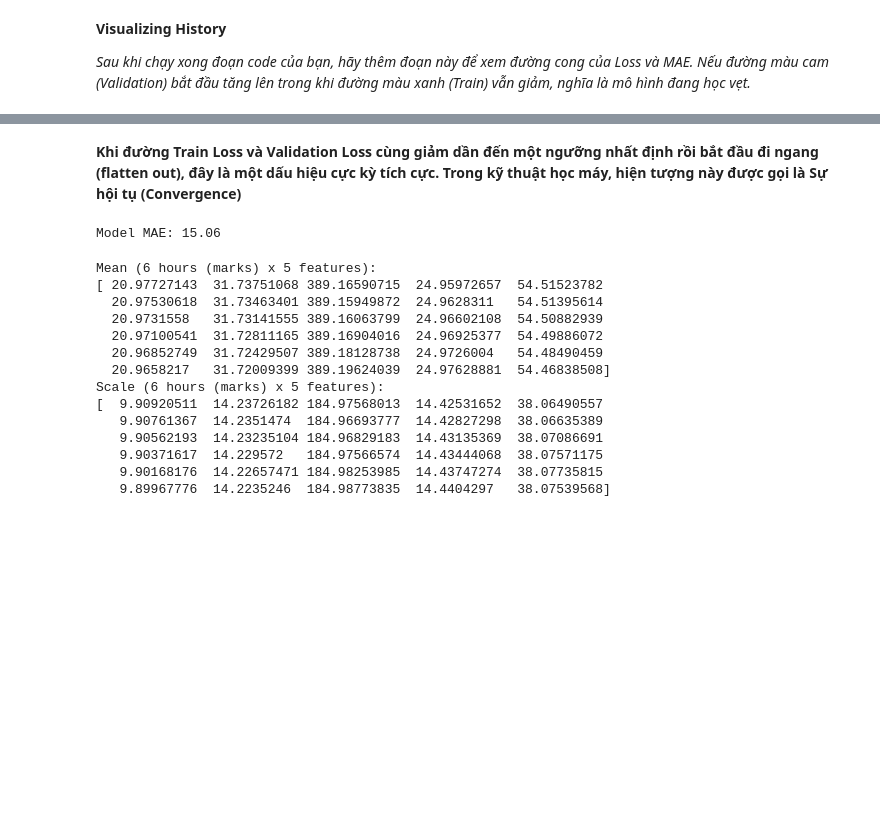
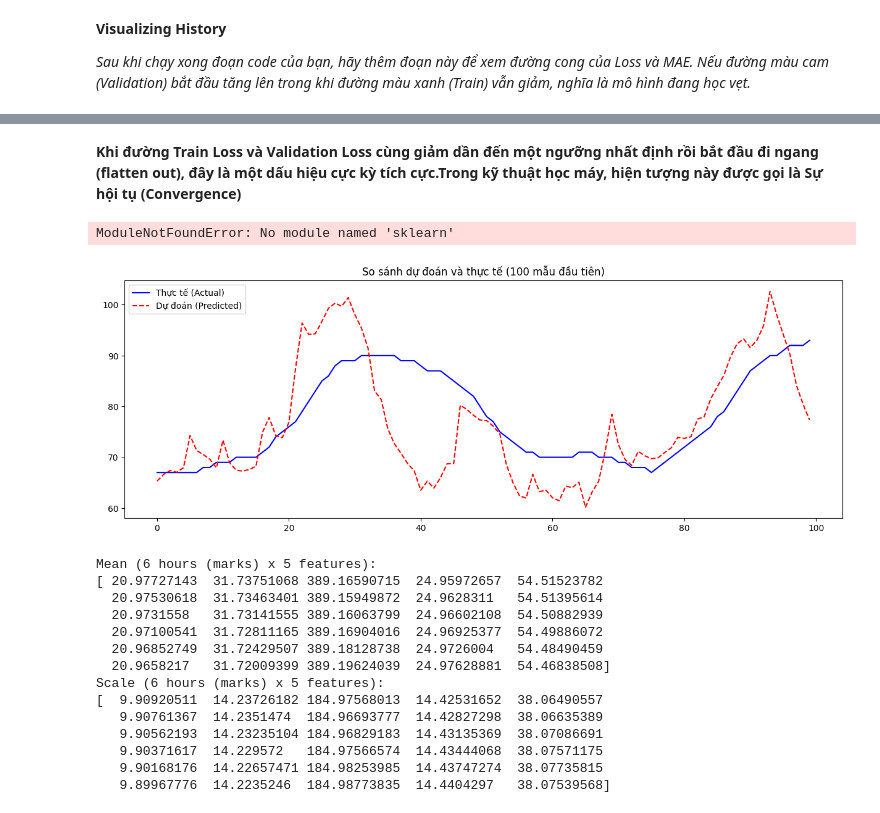
Before and after one commit to LarryVan-engin/Embedded-Project, a Jupyter notebook: environmental-edgeai.ipynb, the cells around one changed output, grey strips where cells are left out. Drawn from its saved outputs; the diff is of its cells as text; code cells hidden in the pictures; blank space fills up the shorter version.

```diff
--- a/environmental-edgeai.ipynb
+++ b/environmental-edgeai.ipynb
@@ -113,20 +123,29 @@ plt.show()
 # %% [markdown]
 
-**Khi đường Train Loss và Validation Loss cùng giảm dần đến một ngưỡng nhất định rồi bắt đầu đi ngang (flatten out), đây là một dấu hiệu cực kỳ tích cực. Trong kỹ thuật học máy, hiện tượng này được gọi là Sự hội tụ (Convergence)**
+**Khi đường Train Loss và Validation Loss cùng giảm dần đến một ngưỡng nhất định rồi bắt đầu đi ngang (flatten out), đây là một dấu hiệu cực kỳ tích cực.Trong kỹ thuật học máy, hiện tượng này được gọi là Sự hội tụ (Convergence)**
 # %%
 from sklearn.metrics import mean_absolute_error, r2_score
 
 # ---Review & Generate output
 mae = model.evaluate(x_test_scaled, y_test, verbose=0)[1]
 y_pred = model.predict(x_test_scaled)
-rsme = np.sqrt(mean_square_error(y_test, y_pred))
+rsme = np.sqrt(mean_absolute_error(y_test, y_pred))
 r2 = r2_score(y_test, y_pred)
 
 print(f"Model MAE: {mae:.2f}")
 print(f"RSME: {rsme: .2f}")
 print(f"R2 Score: {r2:.2f}")
 # %% [output]
-Model MAE: 15.06
+ModuleNotFoundError: No module named 'sklearn'
+# %%
+plt.figure(figsize=(15, 5))
+plt.plot(y_test[:100], label='Thực tế (Actual)', color='blue')
+plt.plot(y_pred[:100], label='Dự đoán (Predicted)', color='red', linestyle='--')
+plt.title('So sánh dự đoán và thực tế (100 mẫu đầu tiên)')
+plt.legend()
+plt.show()
+# %% [output]
+[figure, added]
 # %%
 # IMPORTANT: SAVE THIS NUMBERS FOR APPLY WITH C LANGUAGE ON KIT
 print(f"Mean (6 hours (marks) x 5 features): \n{scaler.mean_}")
```
Also changed, not shown: parts of 7 cells of this notebook, 6 other files.
